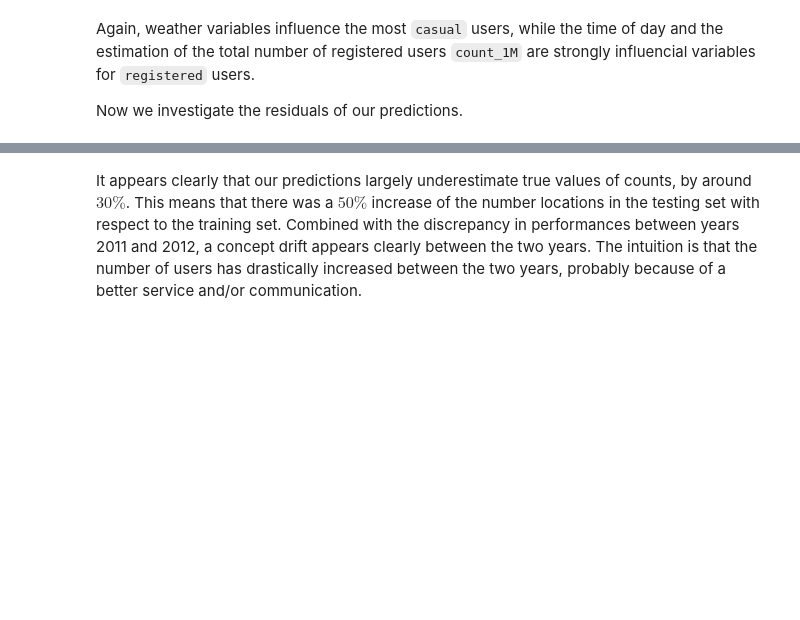
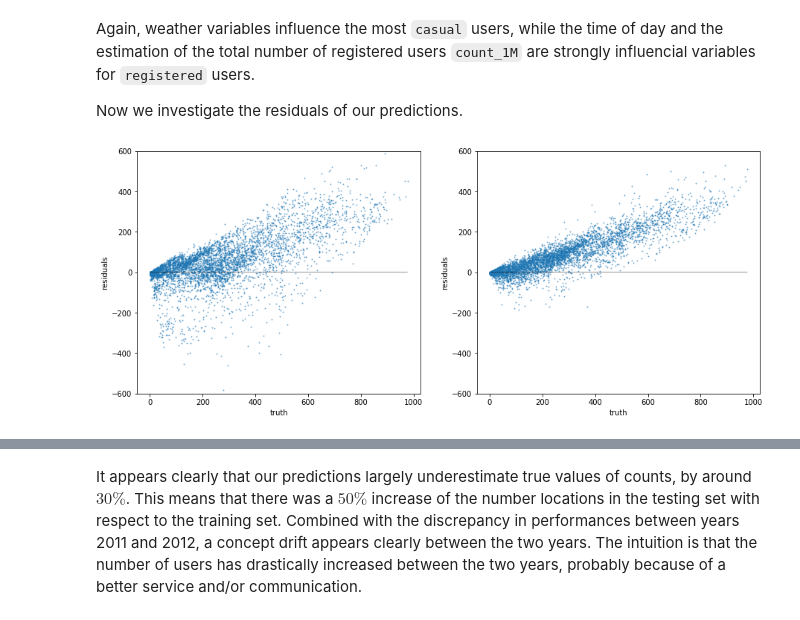
Before and after one commit to Quantmetry/Data-Academy, a Jupyter notebook: 03-machine_learning.ipynb, the cells around one changed output, grey strips where cells are left out. Cells and saved outputs as stored; diff of their text form; code cells hidden in the pictures; blank space fills up the shorter version.

```diff
--- a/03-machine_learning.ipynb
+++ b/03-machine_learning.ipynb
@@ -144,9 +198,9 @@ Now that our models are fully learned on the training set, we simply have to col
 names=[]
 scores = []
 predictions = dict()
-for name, clf in {'linear':lr, 'random_forest':rfo}.items():
+for name, clf in {'linear':lr, 'huber': hr, 'random_forest':rfo}.items():
     y_pred = clf.predict(X_test)
-    score = count_score(y_test, y_pred, metric='r2')
+    score = count_score(y_test, y_pred, metric='msle')
     predictions[name] = pd.DataFrame(data=y_pred, index=y_test.index, columns=['casual', 'registered'])
     names.append(name)
     scores.append(score)
@@ -195,19 +277,22 @@ Again, weather variables influence the most `casual` users, while the time of da
 Now we investigate the residuals of our predictions.
 # %%
 residuals = pd.DataFrame({'linear': to_count(y_test) - to_count(predictions['linear']),
+                          'huber': to_count(y_test) - to_count(predictions['huber']),
                           'random_forest':to_count(y_test) - to_count(predictions['random_forest'])})
 # %%
 fig, ax = plt.subplots(1, 2, figsize=(15,6))
-ax[0].scatter(to_count(y_test), residuals['linear'], s=1, alpha=0.5)
+ax[0].scatter(to_count(y_test), residuals['huber'], s=1, alpha=0.5)
 ax[0].plot(to_count(y_test), [0]*len(y_test.index), c='black', linewidth=0.2)
 ax[1].scatter(to_count(y_test), residuals['random_forest'], s=1, alpha=0.5)
 ax[1].plot(to_count(y_test), [0]*len(y_test.index), c='black', linewidth=0.2)
 ax[0].set_xlabel('truth')
 ax[1].set_xlabel('truth')
 ax[0].set_ylabel('residuals')
 ax[1].set_ylabel('residuals')
 ax[0].set_ylim((-600, 600))
 ax[1].set_ylim((-600, 600))
 plt.show()
+# %% [output]
+[figure, added]
 # %%
 fig, ax = plt.subplots(1, 2, figsize=(15,6))
```
Also changed, not shown: parts of 20 cells of this notebook, 6 other files.
